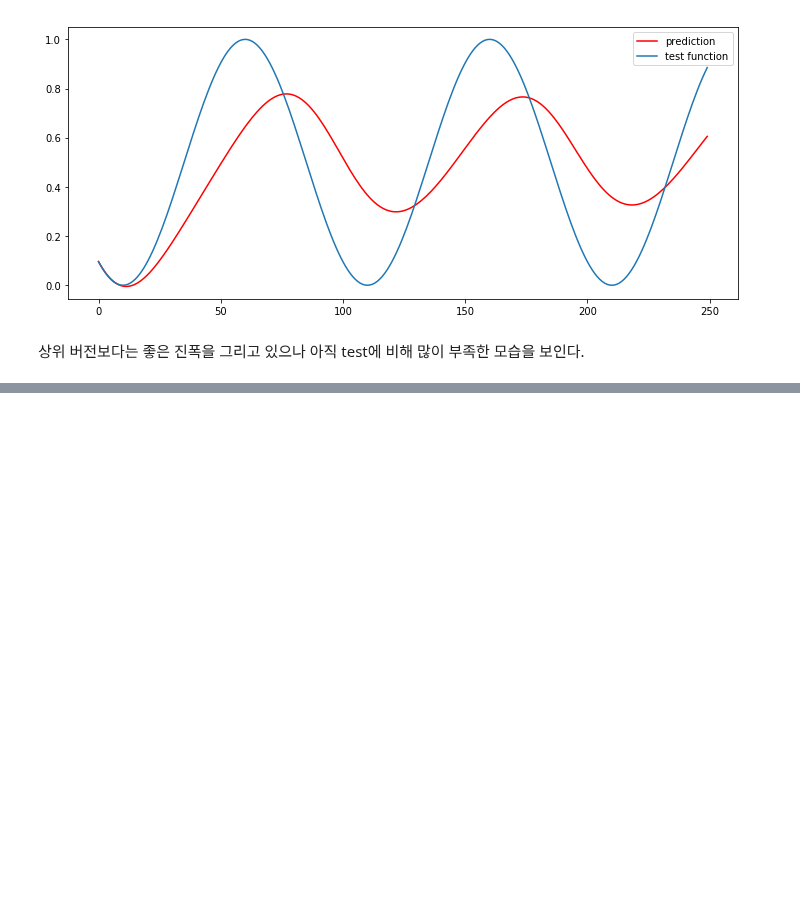
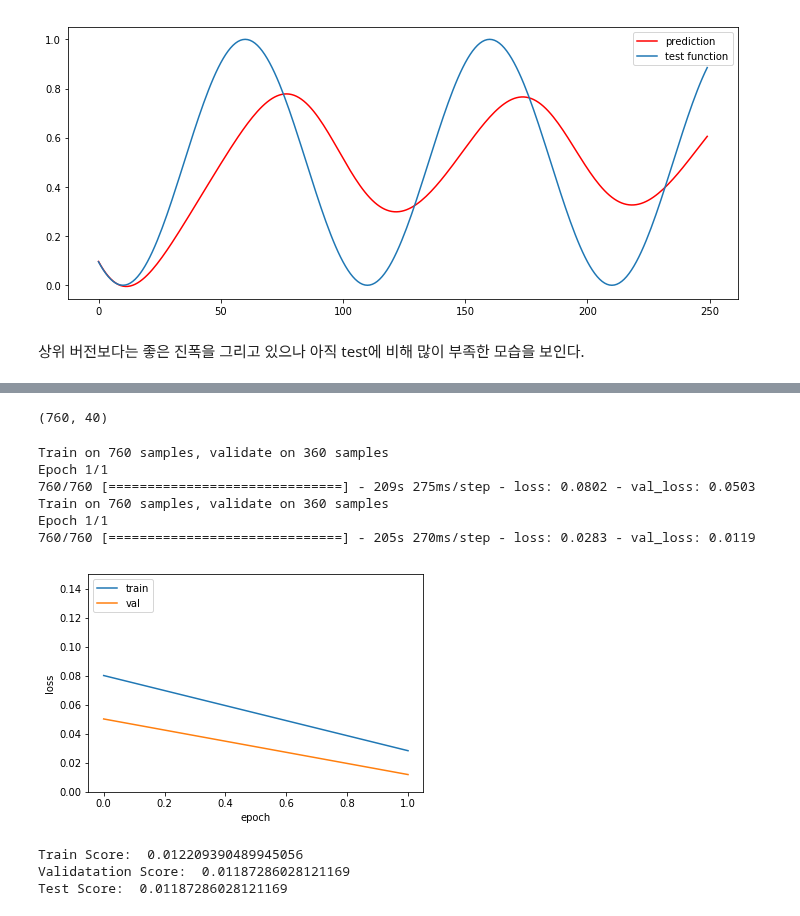
Before and after one commit to NinCastle/Learn-Machine-Learning, a Jupyter notebook: keras/block_keras/2_Layer_conceptual_catching/Time-series_Numerical_Input_Numerical_Prediction_Model.ipynb, the cells around one changed output, grey strips where cells are left out. Drawn from its saved outputs; the diff is of its cells as text; code cells hidden in the pictures; blank space fills up the shorter version.

```diff
--- a/keras/block_keras/2_Layer_conceptual_catching/Time-series_Numerical_Input_Numerical_Prediction_Model.ipynb
+++ b/keras/block_keras/2_Layer_conceptual_catching/Time-series_Numerical_Input_Numerical_Prediction_Model.ipynb
@@ -539,0 +554,8 @@ plt.show()
+# %%
+class CustomHistory(keras.callbacks.Callback):
+    def init(self):
+        self.train_loss = []
+        self.val_loss = []
+    def on_epoch_end(self, batch, logs={}):
+        self.train_loss.append(logs.get('loss'))
+        self.val_loss.append(logs.get('val_loss'))
@@ -539,0 +599,4 @@ plt.show()
+# %%
+x_train.shape
+# %% [output]
+(760, 40)
@@ -539,0 +620,43 @@ plt.show()
+# %%
+# 4. 모델 학습시키기
+custom_hist = CustomHistory()
+custom_hist.init()
+
+for i in range(2):
+    model.fit(x_train, y_train, epochs=1, batch_size=1, shuffle=False, callbacks=[custom_hist], validation_data=(x_val, y_val))
+    model.reset_states()
+# %% [output]
+Train on 760 samples, validate on 360 samples
+Epoch 1/1
+760/760 [==============================] - 209s 275ms/step - loss: 0.0802 - val_loss: 0.0503
+Train on 760 samples, validate on 360 samples
+Epoch 1/1
+760/760 [==============================] - 205s 270ms/step - loss: 0.0283 - val_loss: 0.0119
+# %%
+# 5. 학습과정 살펴보기
+plt.plot(custom_hist.train_loss)
+plt.plot(custom_hist.val_loss)
+plt.ylim(0.0, 0.15)
+plt.ylabel('loss')
+plt.xlabel('epoch')
+plt.legend(['train', 'val'], loc='upper left')
+plt.show()
+# %% [output]
+[figure, added]
+# %%
+# 6. 모델 평가하기
+trainScore = model.evaluate(x_train, y_train, batch_size=1, verbose=0)
+model.reset_states()
+print('Train Score: ', trainScore)
+
+valScore = model.evaluate(x_val, y_val, batch_size=1, verbose=0)
+model.reset_states()
+print('Validatation Score: ', valScore)
+
+testScore = model.evaluate(x_test, y_test, batch_size=1, verbose=0)
+model.reset_states()
+print('Test Score: ', testScore)
+# %% [output]
+Train Score:  0.012209390489945056
+Validatation Score:  0.01187286028121169
+Test Score:  0.01187286028121169
```
Also changed, not shown: parts of 15 cells of this notebook.
